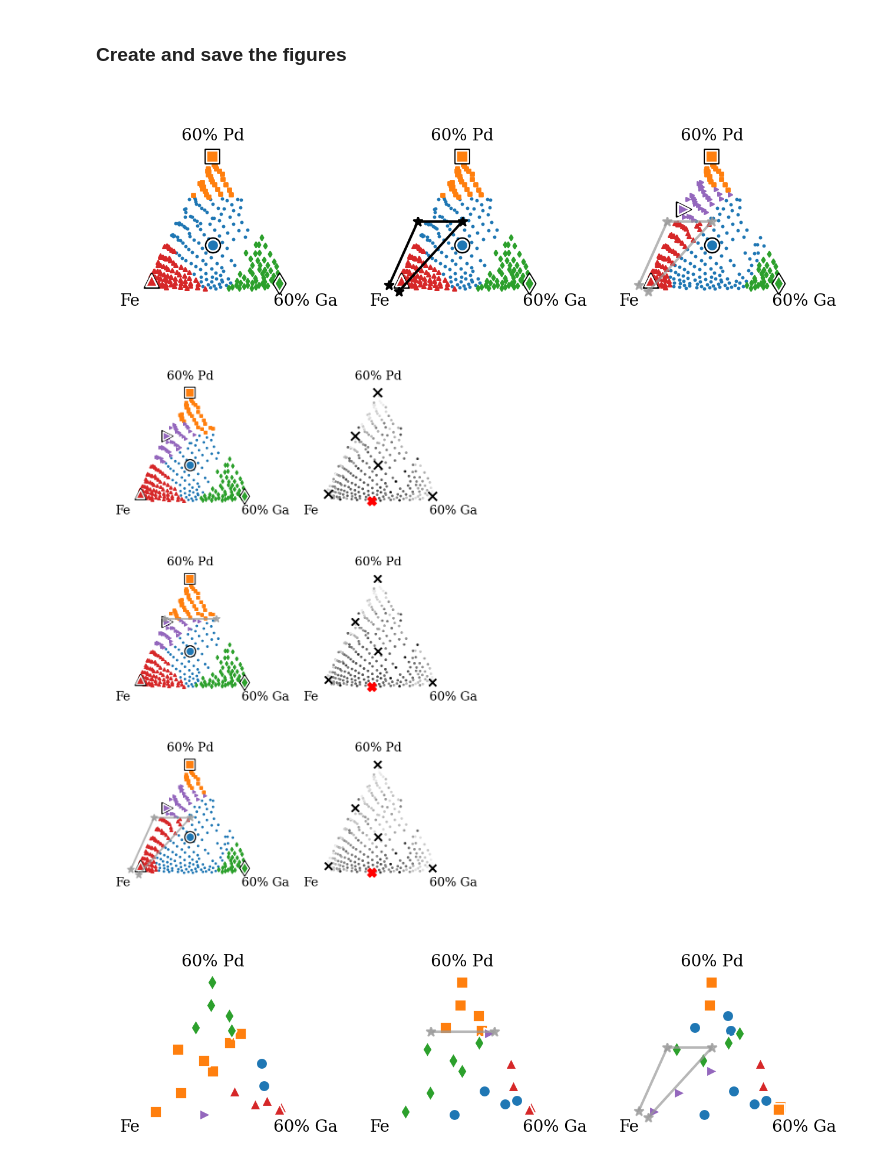
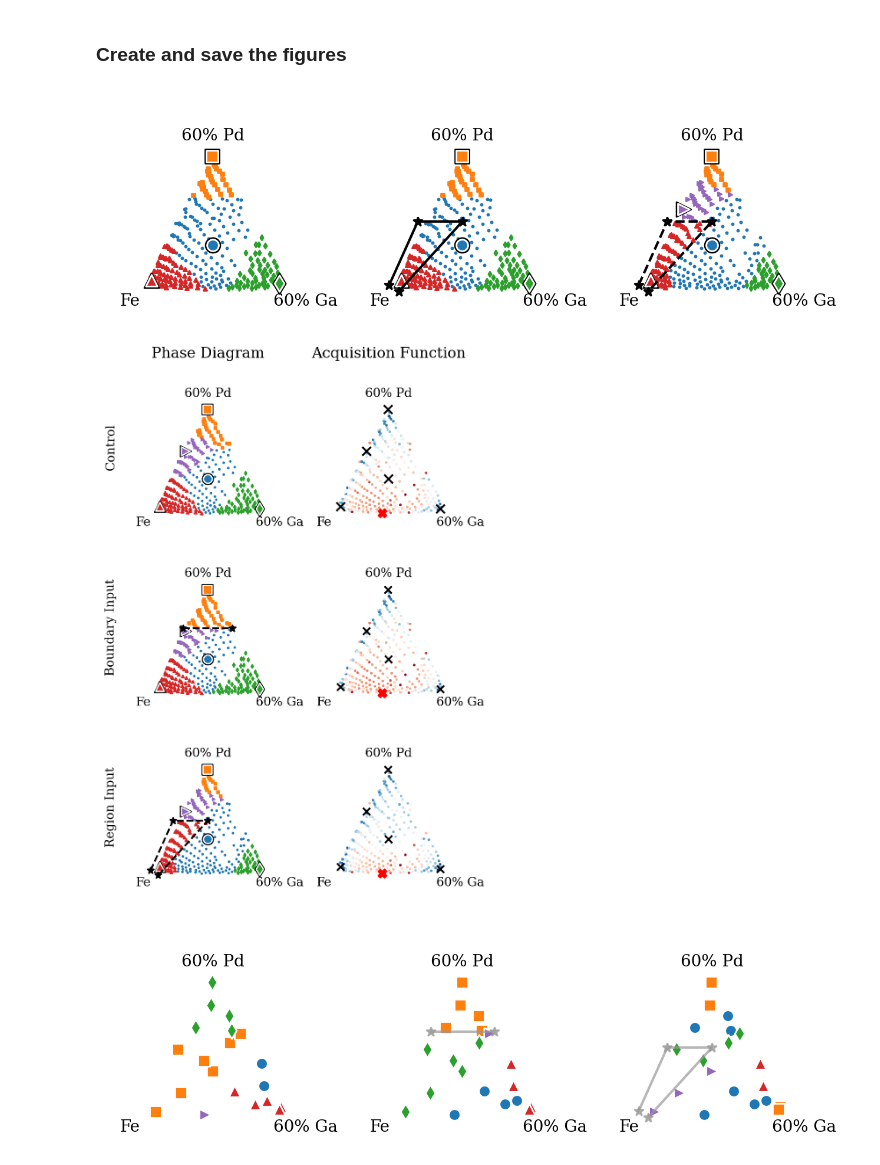
Before and after one commit to fadams-umd/CAMEO-HITL, a Jupyter notebook: create_figures.ipynb, the cells around one changed output. Cells and saved outputs as stored; diff of their text form; code cells hidden in the pictures.

Commit message:
Updated figures.

```diff
--- a/create_figures.ipynb
+++ b/create_figures.ipynb
@@ -406,7 +406,7 @@ def input_result(tax, points, draw_input):
         # create separate x and y coordinate lists for every point in points
         x, y = zip(*points)
 
-        tax.get_axes().plot(x, y, '*-', c=np.array([[0.6, 0.6, 0.6, 0.7]]))
+        tax.get_axes().plot(x, y, 'k*--')
 
     decorate_plot(tax)
 # %%
@@ -480,7 +480,7 @@ def input_acquisition(tax, points):
     max_risk = np.max(risks[valid_risks])
     min_risk = np.min(risks[valid_risks])
     normalized_risk = (risks - min_risk) / (max_risk - min_risk)
-    point_colors = plt.cm.get_cmap("Greys_r")(normalized_risk)
+    point_colors = plt.cm.get_cmap("RdBu")(normalized_risk)
 
     # plot all points
     tax.get_axes().scatter(cartesian[valid_risks, 0],
@@ -529,7 +529,7 @@ def control_acquisition(tax):
     max_risk = np.max(risks[valid_risks])
     min_risk = np.min(risks[valid_risks])
     normalized_risk = (risks - min_risk) / (max_risk - min_risk)
-    point_colors = plt.cm.get_cmap("Greys_r")(normalized_risk)
+    point_colors = plt.cm.get_cmap("RdBu")(normalized_risk)
 
     # plot all points
     tax.get_axes().scatter(cartesian[valid_risks, 0],
@@ -658,5 +658,5 @@ fig.set_facecolor('white')
 
 plt.tight_layout()
 # %% [output]
-[figure, old version]
+[figure, new version]
 # %%
@@ -664,33 +664,38 @@ fig.savefig('figures/User Input Integration.svg')
 # %%
 fig, ax = plt.subplots(3, 2, figsize=(4.5, 6.5), dpi=200)
 
-ax[0, 0].axis('off')
+# ax[0, 0].axis('off')
 
 tax = ternary.TernaryAxesSubplot(ax[0, 0], scale=0.6)
 control_result(tax)
+tax.get_axes().set_ylabel('Control')
+tax.get_axes().set_title('Phase Diagram')
 
 tax = ternary.TernaryAxesSubplot(ax[0, 1], scale=0.6)
 control_acquisition(tax)
+tax.get_axes().set_title('Acquisition Function')
 
 tax = ternary.TernaryAxesSubplot(ax[1, 0], scale=0.6)
 input_result(tax, boundary_input, True)
+tax.get_axes().set_ylabel('Boundary Input')
 
 tax = ternary.TernaryAxesSubplot(ax[1, 1], scale=0.6)
 input_acquisition(tax, boundary_input)
 
-ax[2, 0].axis('off')
+# ax[2, 0].axis('off')
 
 tax = ternary.TernaryAxesSubplot(ax[2, 0], scale=0.6)
 input_result(tax, region_input, True)
+tax.get_axes().set_ylabel('Region Input')
 
 tax = ternary.TernaryAxesSubplot(ax[2, 1], scale=0.6)
 input_acquisition(tax, region_input)
 
 fig.set_facecolor('white')
 
 plt.tight_layout()
 # %% [output]
-[figure, old version]
+[figure, new version]
 # %%
 fig.savefig('figures/Combined Results.svg')
 # %%
```
Also changed, not shown: parts of 1 cell of this notebook.
